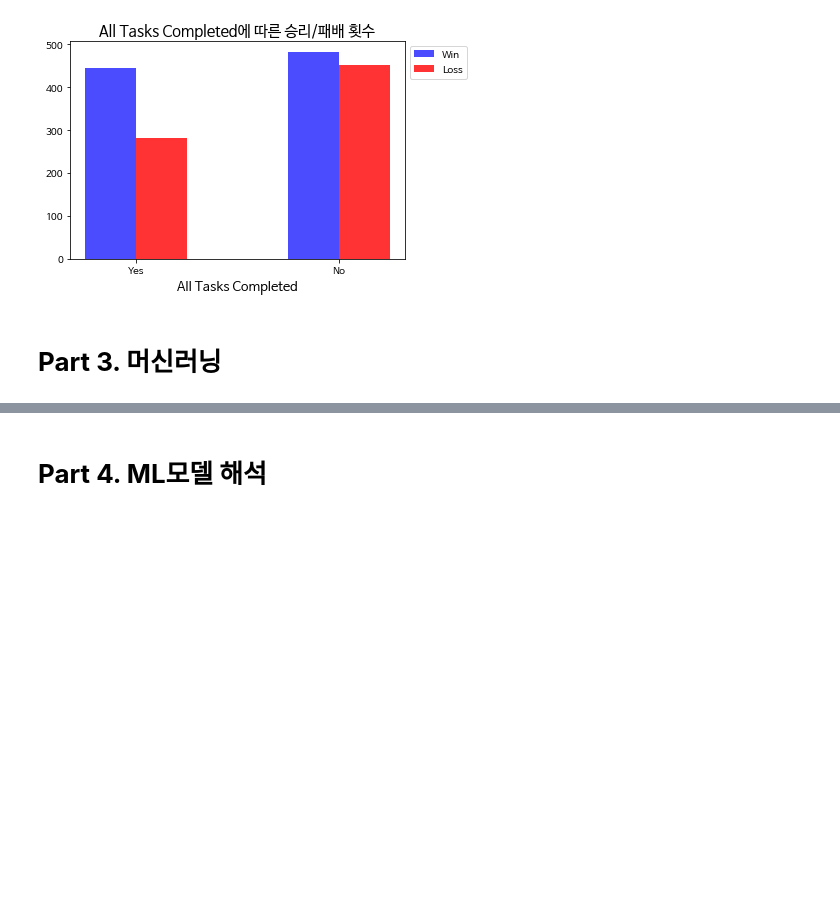
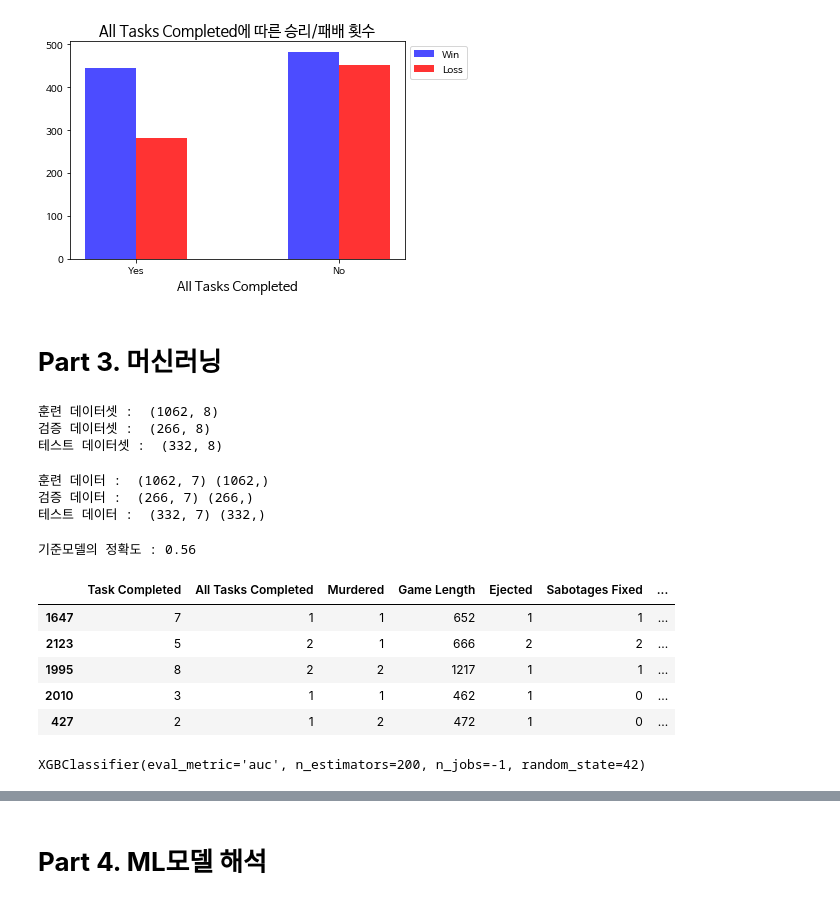
Before and after one commit to donghwi2022/ds-section2-project, a Jupyter notebook: section2_project.ipynb, the cells around one changed output, grey strips where cells are left out. Drawn from its saved outputs; the diff is of its cells as text; code cells hidden in the pictures; blank space fills up the shorter version.

```diff
--- a/section2_project.ipynb
+++ b/section2_project.ipynb
@@ -249,0 +278,74 @@ feature_outcome(df_crew, 'All Tasks Completed', True)
+# %%
+# 타겟 설정
+target = 'Outcome'
+
+# 데이터를 훈련 데이터와 테스트 데이터로 분류
+train_set, test_data = train_test_split(df_crew, test_size = 0.2, stratify = df_crew[target], random_state = 42)
+
+# 훈련 데이터를 훈련 데이터와 검증 데이터로 분류
+train_data, val_data = train_test_split(train_set, test_size = 0.2, stratify = train_set[target], random_state = 42)
+
+print('훈련 데이터셋 : ', train_data.shape)
+print('검증 데이터셋 : ', val_data.shape)
+print('테스트 데이터셋 : ', test_data.shape)
+# %% [output]
+훈련 데이터셋 :  (1062, 8)
+검증 데이터셋 :  (266, 8)
+테스트 데이터셋 :  (332, 8)
+# %%
+# 각 데이터를 feature과 label로 분리
+features = train_data.drop(columns=[target]).columns
+
+X_train = train_data[features]
+y_train = train_data[target]
+X_val = val_data[features]
+y_val = val_data[target]
+X_test = test_data[features]
+y_test = test_data[target]
+
+print('훈련 데이터 : ', X_train.shape, y_train.shape)
+print('검증 데이터 : ', X_val.shape, y_val.shape)
+print('테스트 데이터 : ', X_test.shape, y_test.shape)
+# %% [output]
+훈련 데이터 :  (1062, 7) (1062,)
+검증 데이터 :  (266, 7) (266,)
+테스트 데이터 :  (332, 7) (332,)
+# %%
+# 기준모델
+base = y_train.mode()[0]
+baseline = len(y_train) * [base]
+baseline_acc = accuracy_score(y_train, baseline)
+print('기준모델의 정확도 :', baseline_acc.round(2))
+# %% [output]
+기준모델의 정확도 : 0.56
+# %%
+# 특성에 대해 인코딩 진행
+enc = OrdinalEncoder()
+
+X_train_encoded = enc.fit_transform(X_train)
+X_val_encoded = enc.transform(X_val)
+X_test_encoded = enc.transform(X_test)
+
+X_train_encoded.head()
+# %% [output]
+|  | Task Completed | All Tasks Completed | Murdered | Game Length | Ejected | Sabotages Fixed | ... |
+| 1647 | 7 | 1 | 1 | 652 | 1 | 1 | ... |
+| 2123 | 5 | 2 | 1 | 666 | 2 | 2 | ... |
+| 1995 | 8 | 2 | 2 | 1217 | 1 | 1 | ... |
+| 2010 | 3 | 1 | 1 | 462 | 1 | 0 | ... |
+| 427 | 2 | 1 | 2 | 472 | 1 | 0 | ... |
+# %%
+# 모델 생성
+from sklearn.tree import DecisionTreeClassifier
+
+model =  XGBClassifier(
+        objective="binary:logistic",
+        eval_metric="auc",  # error = 1 - accuracy 지표를 사용해 평가합니다.
+        n_estimators=200,
+        random_state=42,
+        n_jobs=-1,
+        learning_rate=0.1
+    )
+model.fit(X_train_encoded, y_train)
+# %% [output]
+XGBClassifier(eval_metric='auc', n_estimators=200, n_jobs=-1, random_state=42)
```
Also changed, not shown: parts of 6 cells of this notebook.
